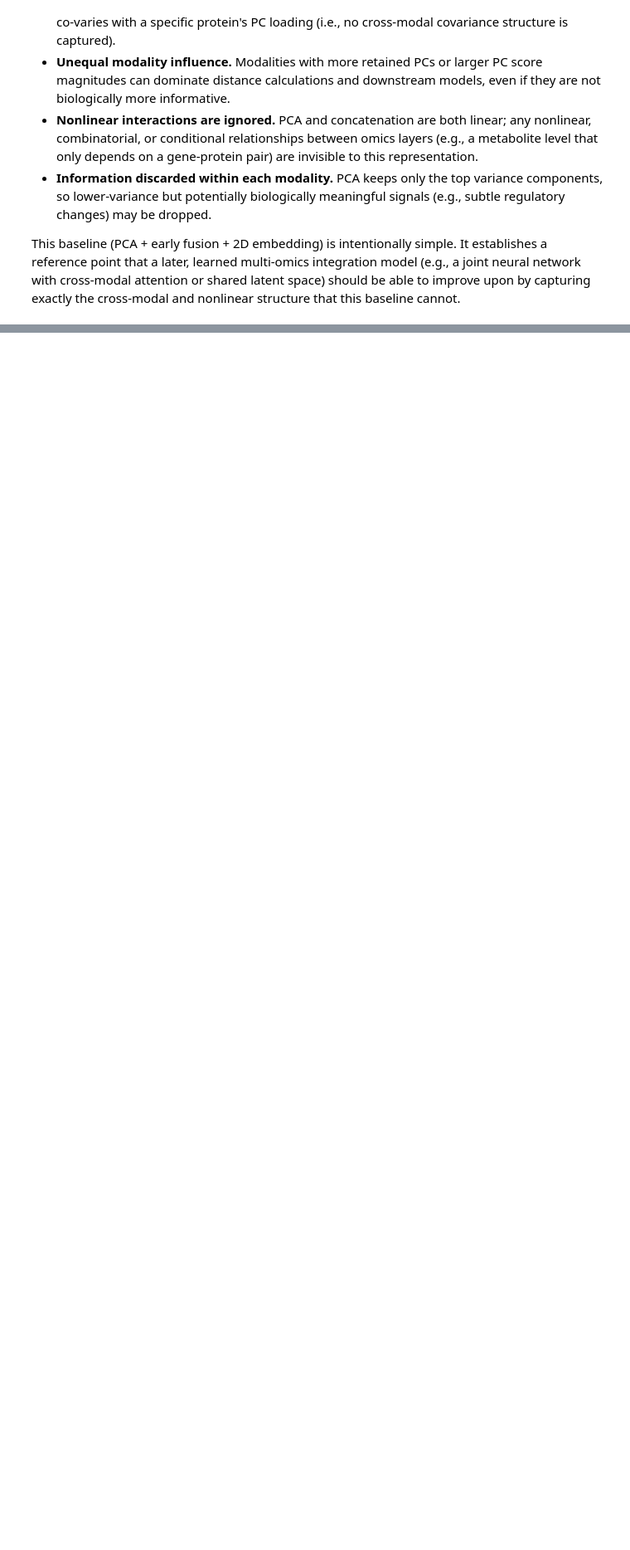
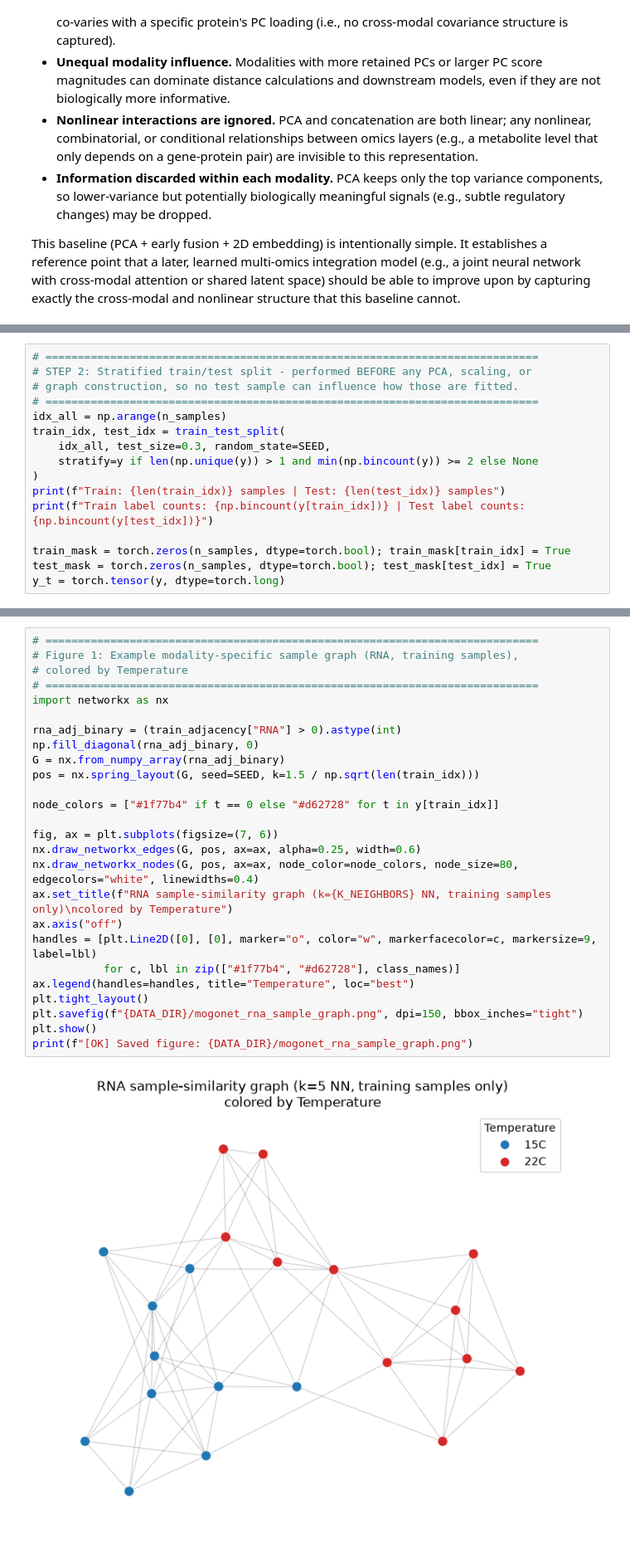
Before and after one commit to abhijnarc/Ai-PlantOmics, a Jupyter notebook: plant_multiomics_wallomics_preprocessing.ipynb, the cells around one changed output, grey strips where cells are left out. Shown at 83% size. Cells and saved outputs as stored; diff of their text form; blank space fills up the shorter version.

Commit message:
Finalize WallOmics MOGONET multi-omics demonstration

```diff
--- a/plant_multiomics_wallomics_preprocessing.ipynb
+++ b/plant_multiomics_wallomics_preprocessing.ipynb
@@ -980,0 +1049,16 @@ structure that this baseline cannot.
+# %%
+# ============================================================================
+# STEP 2: Stratified train/test split - performed BEFORE any PCA, scaling, or
+# graph construction, so no test sample can influence how those are fitted.
+# ============================================================================
+idx_all = np.arange(n_samples)
+train_idx, test_idx = train_test_split(
+    idx_all, test_size=0.3, random_state=SEED,
+    stratify=y if len(np.unique(y)) > 1 and min(np.bincount(y)) >= 2 else None
+)
+print(f"Train: {len(train_idx)} samples | Test: {len(test_idx)} samples")
+print(f"Train label counts: {np.bincount(y[train_idx])} | Test label counts: {np.bincount(y[test_idx])}")
+
+train_mask = torch.zeros(n_samples, dtype=torch.bool); train_mask[train_idx] = True
+test_mask = torch.zeros(n_samples, dtype=torch.bool); test_mask[test_idx] = True
+y_t = torch.tensor(y, dtype=torch.long)
@@ -980,0 +1182,28 @@ structure that this baseline cannot.
+# %%
+# ============================================================================
+# Figure 1: Example modality-specific sample graph (RNA, training samples),
+# colored by Temperature
+# ============================================================================
+import networkx as nx
+
+rna_adj_binary = (train_adjacency["RNA"] > 0).astype(int)
+np.fill_diagonal(rna_adj_binary, 0)
+G = nx.from_numpy_array(rna_adj_binary)
+pos = nx.spring_layout(G, seed=SEED, k=1.5 / np.sqrt(len(train_idx)))
+
+node_colors = ["#1f77b4" if t == 0 else "#d62728" for t in y[train_idx]]
+
+fig, ax = plt.subplots(figsize=(7, 6))
+nx.draw_networkx_edges(G, pos, ax=ax, alpha=0.25, width=0.6)
+nx.draw_networkx_nodes(G, pos, ax=ax, node_color=node_colors, node_size=80, edgecolors="white", linewidths=0.4)
+ax.set_title(f"RNA sample-similarity graph (k={K_NEIGHBORS} NN, training samples only)\ncolored by Temperature")
+ax.axis("off")
+handles = [plt.Line2D([0], [0], marker="o", color="w", markerfacecolor=c, markersize=9, label=lbl)
+           for c, lbl in zip(["#1f77b4", "#d62728"], class_names)]
+ax.legend(handles=handles, title="Temperature", loc="best")
+plt.tight_layout()
+plt.savefig(f"{DATA_DIR}/mogonet_rna_sample_graph.png", dpi=150, bbox_inches="tight")
+plt.show()
+print(f"[OK] Saved figure: {DATA_DIR}/mogonet_rna_sample_graph.png")
+# %% [output]
+[figure, added]
```
Also changed, not shown: parts of 45 cells of this notebook, 23 other files.
